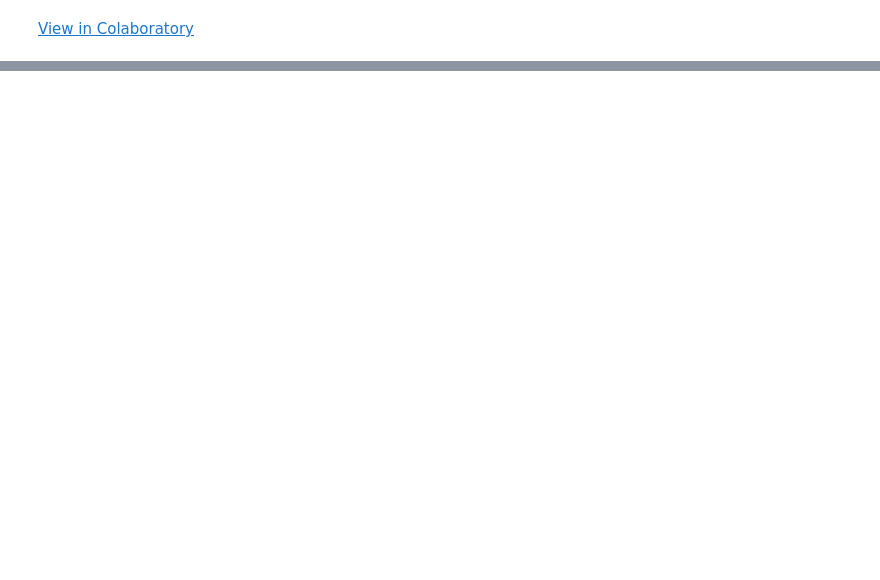
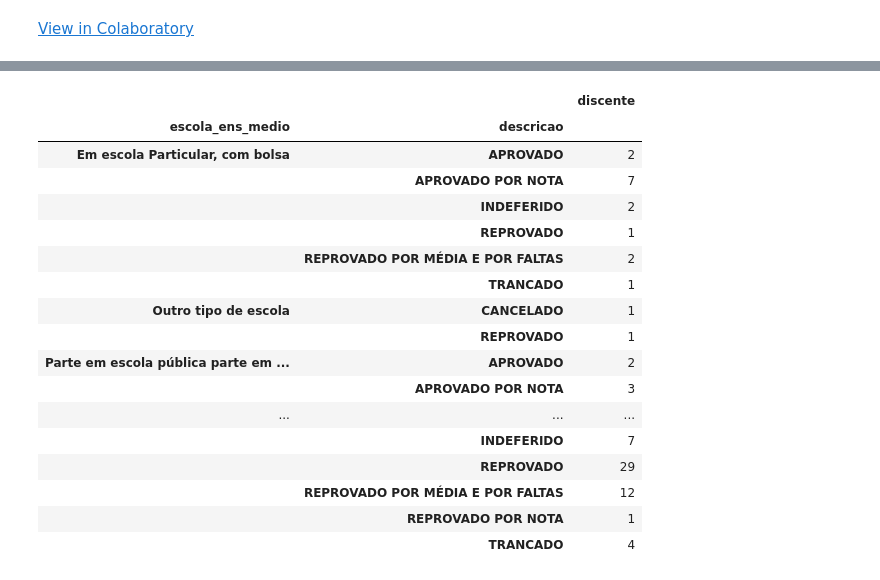
Before and after one commit to lucasgmpaiva/Analise_Dados_UFRN, a Jupyter notebook: Parte I.ipynb, the cells around one changed output, grey strips where cells are left out. Cells and saved outputs as stored; diff of their text form; code cells hidden in the pictures; blank space fills up the shorter version.

```diff
--- a/Parte I.ipynb
+++ b/Parte I.ipynb
@@ -56,0 +133,21 @@ for data in lista_Dados:
+# %%
+dados_2016_1.pivot_table(index = ['escola_ens_medio', 'descricao'], values=['discente'], aggfunc='count')
+# %% [output]
+|  |  | discente |
+| escola_ens_medio | descricao |  |
+| Em escola Particular, com bolsa | APROVADO | 2 |
+|  | APROVADO POR NOTA | 7 |
+|  | INDEFERIDO | 2 |
+|  | REPROVADO | 1 |
+|  | REPROVADO POR MÉDIA E POR FALTAS | 2 |
+|  | TRANCADO | 1 |
+| Outro tipo de escola | CANCELADO | 1 |
+|  | REPROVADO | 1 |
+| Parte em escola pública parte em ... | APROVADO | 2 |
+|  | APROVADO POR NOTA | 3 |
+| ... | ... | ... |
+|  | INDEFERIDO | 7 |
+|  | REPROVADO | 29 |
+|  | REPROVADO POR MÉDIA E POR FALTAS | 12 |
+|  | REPROVADO POR NOTA | 1 |
+|  | TRANCADO | 4 |
```
Also changed, not shown: parts of 9 cells of this notebook.
